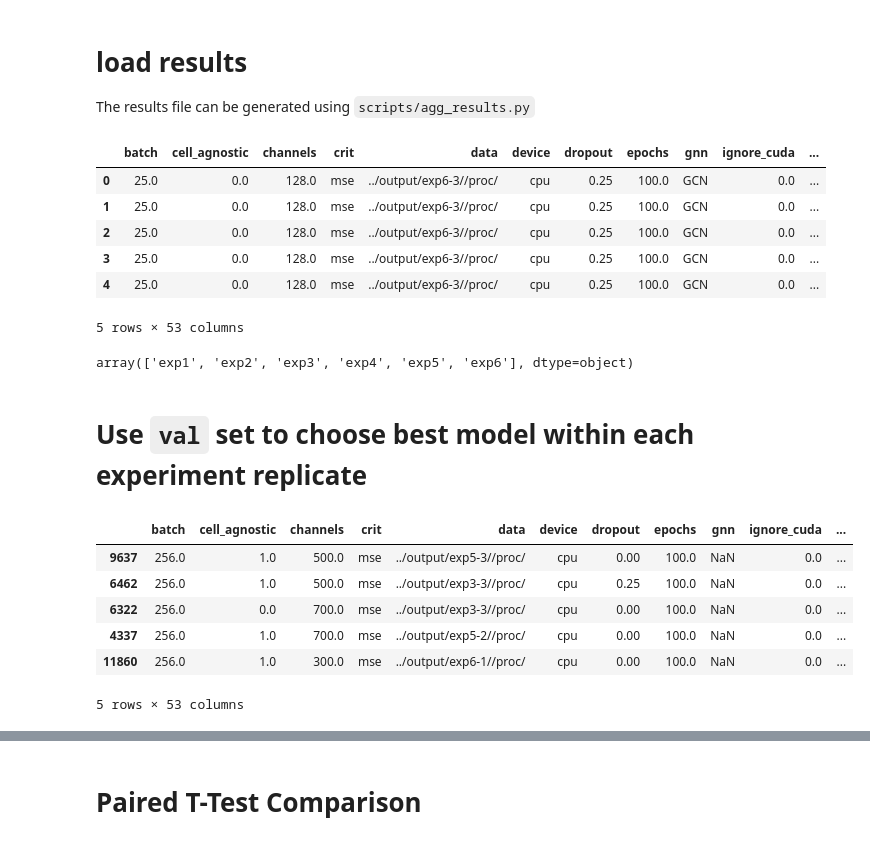
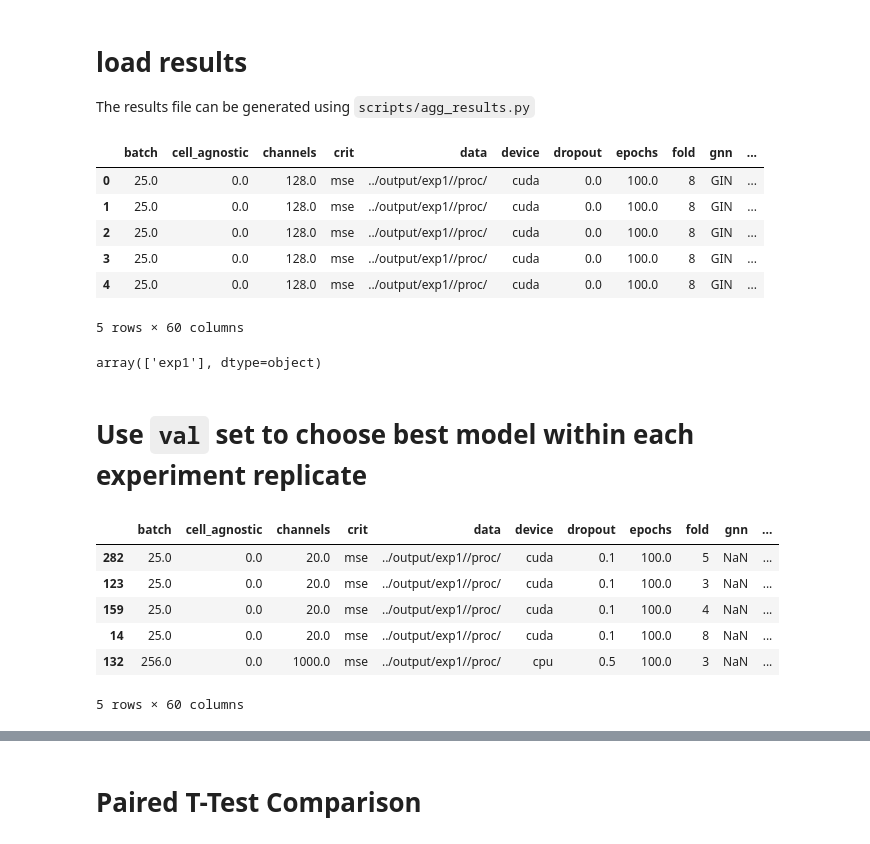
Before and after one commit to nathanieljevans/GSNN, a Jupyter notebook: notebooks/RESULTS_FIGURES.ipynb, the cells around one changed output, grey strips where cells are left out. Saved outputs shown, nothing was run; the diff lists cells and outputs as text; code cells hidden in the pictures.

```diff
--- a/notebooks/RESULTS_FIGURES.ipynb
+++ b/notebooks/RESULTS_FIGURES.ipynb
@@ -10,39 +10,40 @@ from scipy.stats import ttest_rel
 
 The results file can be generated using `scripts/agg_results.py`
 # %%
-res = pd.read_csv('../output/res1/results.csv')
+res = pd.read_csv('../output/results01.csv')
 res = res.assign(name=[f'model={m}_rand={bool(r)}_cag={bool(ca)}' for m,r,ca in res[['model', 'randomize', 'cell_agnostic']].values ])
-res[['exp', 'repl']] = res.EXP_ID.str.split(pat='-', expand=True)
+res = res.assign(fold=lambda x: [x.split('/')[-1].split('-')[-1] for x in x.fold.values])# FOLD.str.split(pat='/', expand=True)
+res = res.assign(exp=lambda x: [x.split('/')[2] for x in x.data.values])# FOLD.str.split(pat='/', expand=True)
 res = res.assign(model2 = [m if r == 0 else m + '-rand' for m,r in res[['model', 'randomize']].values])
 res.head()
 # %% [output]
-|  | batch | cell_agnostic | channels | crit | data | device | dropout | epochs | gnn | ignore_cuda | ... |
-| 0 | 25.0 | 0.0 | 128.0 | mse | ../output/exp6-3//proc/ | cpu | 0.25 | 100.0 | GCN | 0.0 | ... |
-| 1 | 25.0 | 0.0 | 128.0 | mse | ../output/exp6-3//proc/ | cpu | 0.25 | 100.0 | GCN | 0.0 | ... |
-| 2 | 25.0 | 0.0 | 128.0 | mse | ../output/exp6-3//proc/ | cpu | 0.25 | 100.0 | GCN | 0.0 | ... |
-| 3 | 25.0 | 0.0 | 128.0 | mse | ../output/exp6-3//proc/ | cpu | 0.25 | 100.0 | GCN | 0.0 | ... |
-| 4 | 25.0 | 0.0 | 128.0 | mse | ../output/exp6-3//proc/ | cpu | 0.25 | 100.0 | GCN | 0.0 | ... |
+|  | batch | cell_agnostic | channels | crit | data | device | dropout | epochs | fold | gnn | ... |
+| 0 | 25.0 | 0.0 | 128.0 | mse | ../output/exp1//proc/ | cuda | 0.0 | 100.0 | 8 | GIN | ... |
+| 1 | 25.0 | 0.0 | 128.0 | mse | ../output/exp1//proc/ | cuda | 0.0 | 100.0 | 8 | GIN | ... |
+| 2 | 25.0 | 0.0 | 128.0 | mse | ../output/exp1//proc/ | cuda | 0.0 | 100.0 | 8 | GIN | ... |
+| 3 | 25.0 | 0.0 | 128.0 | mse | ../output/exp1//proc/ | cuda | 0.0 | 100.0 | 8 | GIN | ... |
+| 4 | 25.0 | 0.0 | 128.0 | mse | ../output/exp1//proc/ | cuda | 0.0 | 100.0 | 8 | GIN | ... |
-5 rows × 53 columns
+5 rows × 60 columns
 # %%
 order = np.sort(res.exp.unique())
 order
 # %% [output]
-array(['exp1', 'exp2', 'exp3', 'exp4', 'exp5', 'exp6'], dtype=object)
+array(['exp1'], dtype=object)
 # %% [markdown]
 # Use `val` set to choose best model within each experiment replicate
 # %%
 # metric which will choose "best" model (by max value)
-metric = 'r_flat_val' #'r_cell_val' ##'mse_val' #'r2_val' # 'r_flat_val'
+metric = 'mean_r_val' #'r_cell_val' ##'mse_val' #'r2_val' # 'r_flat_val'
 lower_is_better = False
 # %%
-bres = res[lambda x: ~x[metric].isna()].sort_values(metric, ascending=lower_is_better).drop_duplicates(['EXP_ID', 'model', 'randomize', 'cell_agnostic'])
+bres = res[lambda x: ~x[metric].isna()].sort_values(metric, ascending=lower_is_better).drop_duplicates(['EXP_ID', 'fold', 'model', 'randomize', 'cell_agnostic'])
 
 bres.head()
 # %% [output]
-|  | batch | cell_agnostic | channels | crit | data | device | dropout | epochs | gnn | ignore_cuda | ... |
-| 9637 | 256.0 | 1.0 | 500.0 | mse | ../output/exp5-3//proc/ | cpu | 0.00 | 100.0 | NaN | 0.0 | ... |
-| 6462 | 256.0 | 1.0 | 500.0 | mse | ../output/exp3-3//proc/ | cpu | 0.25 | 100.0 | NaN | 0.0 | ... |
-| 6322 | 256.0 | 0.0 | 700.0 | mse | ../output/exp3-3//proc/ | cpu | 0.00 | 100.0 | NaN | 0.0 | ... |
-| 4337 | 256.0 | 1.0 | 700.0 | mse | ../output/exp5-2//proc/ | cpu | 0.00 | 100.0 | NaN | 0.0 | ... |
-| 11860 | 256.0 | 1.0 | 300.0 | mse | ../output/exp6-1//proc/ | cpu | 0.00 | 100.0 | NaN | 0.0 | ... |
+|  | batch | cell_agnostic | channels | crit | data | device | dropout | epochs | fold | gnn | ... |
+| 282 | 25.0 | 0.0 | 20.0 | mse | ../output/exp1//proc/ | cuda | 0.1 | 100.0 | 5 | NaN | ... |
+| 123 | 25.0 | 0.0 | 20.0 | mse | ../output/exp1//proc/ | cuda | 0.1 | 100.0 | 3 | NaN | ... |
+| 159 | 25.0 | 0.0 | 20.0 | mse | ../output/exp1//proc/ | cuda | 0.1 | 100.0 | 4 | NaN | ... |
+| 14 | 25.0 | 0.0 | 20.0 | mse | ../output/exp1//proc/ | cuda | 0.1 | 100.0 | 8 | NaN | ... |
+| 132 | 256.0 | 0.0 | 1000.0 | mse | ../output/exp1//proc/ | cpu | 0.5 | 100.0 | 3 | NaN | ... |
-5 rows × 53 columns
+5 rows × 60 columns
```
Also changed, not shown: parts of 14 cells of this notebook, 6 other files.
